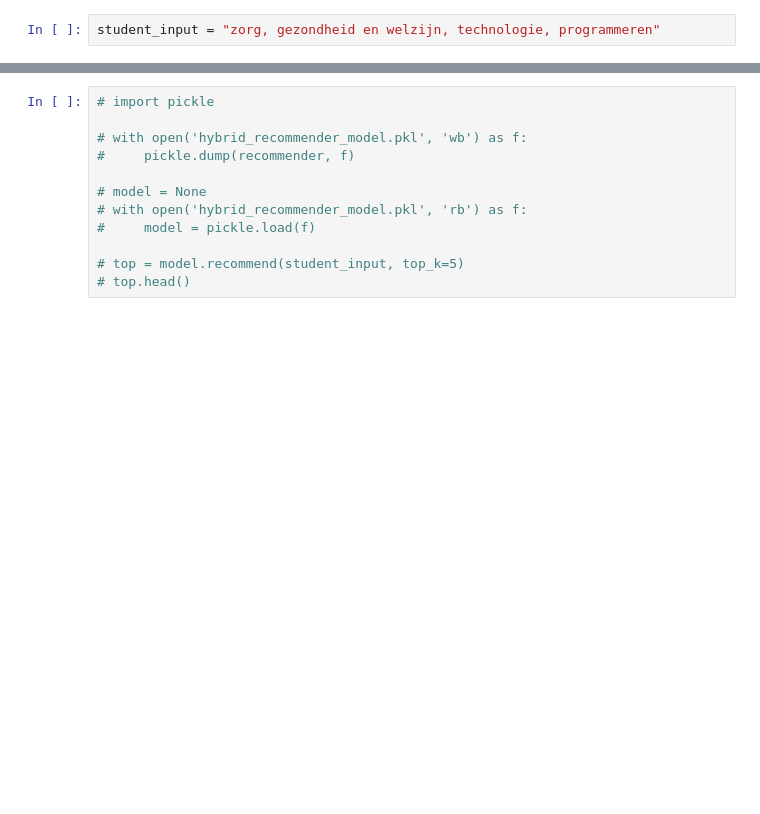
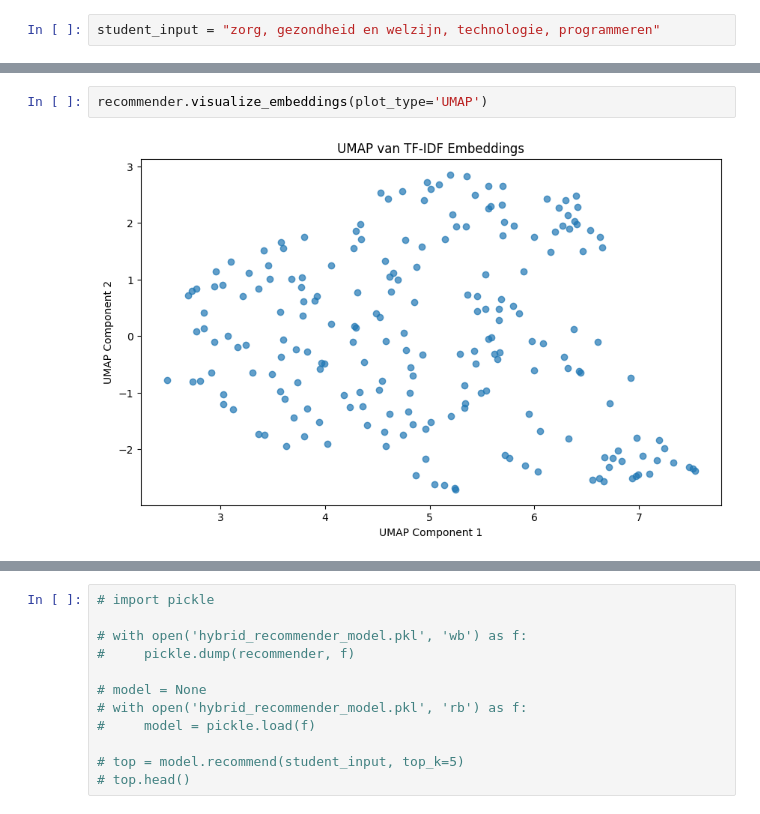
Before and after one commit to EnesT51/LU2-AI-Prototype, a Jupyter notebook: AI-PoC/AI_PoC.ipynb, the cells around one changed output, grey strips where cells are left out. Cells and saved outputs as stored; diff of their text form; blank space fills up the shorter version.

```diff
--- a/AI-PoC/AI_PoC.ipynb
+++ b/AI-PoC/AI_PoC.ipynb
@@ -366,0 +426,4 @@ top_rec.head()
+# %%
+recommender.visualize_embeddings(plot_type='UMAP')
+# %% [output]
+[figure, added]
```
Also changed, not shown: parts of 10 cells of this notebook.
